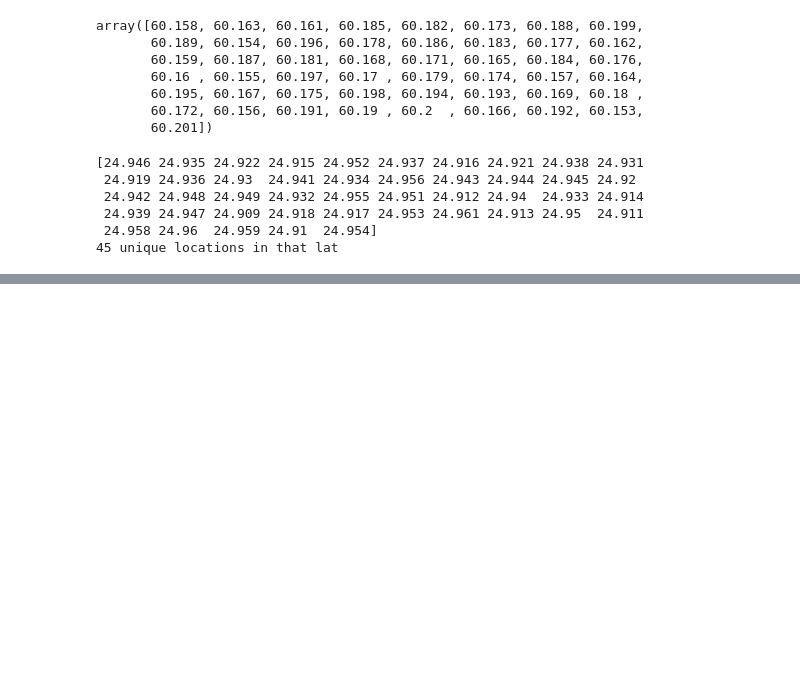
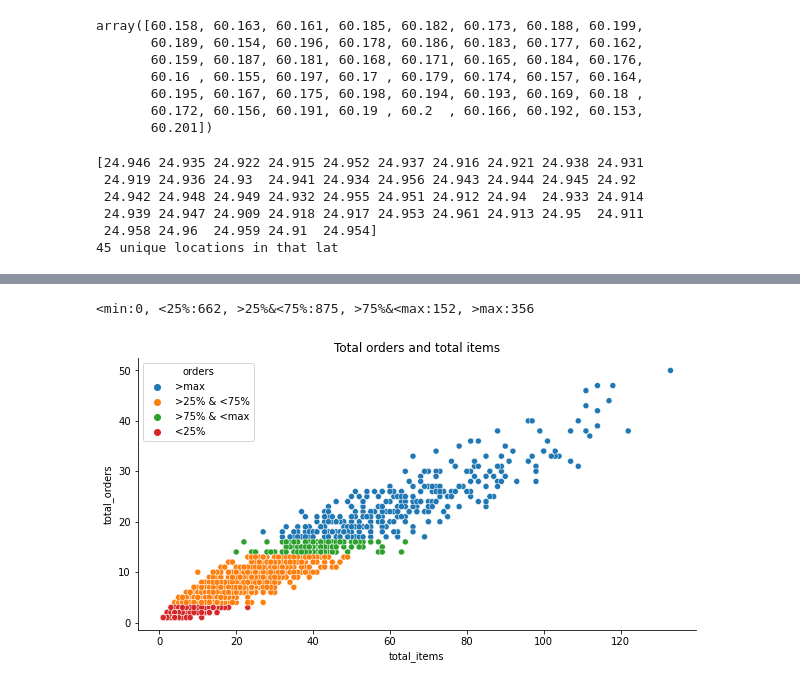
Before and after one commit to dmuiruri/woltorders, a Jupyter notebook: WoltProject.ipynb, the cells around one changed output, grey strips where cells are left out. Saved outputs shown, nothing was run; the diff lists cells and outputs as text; code cells hidden in the pictures; blank space fills up the shorter version.

```diff
--- a/WoltProject.ipynb
+++ b/WoltProject.ipynb
@@ -279,0 +282,14 @@ Name: total_orders, Length: 2045, dtype: object
+# %%
+print('<min:{}, <25%:{}, >25%&<75%:{}, >75%&<max:{}, >max:{}'.format(
+    sum(resdf['orders']=='<min'), sum(resdf['orders']=='<25%'),
+    sum(resdf['orders']=='>25% & <75%'), sum(resdf['orders']=='>75% & <max'),
+    sum(resdf['orders']=='>max')))
+
+fig, ax = plt.subplots(figsize=(10, 5))
+ax.set_title("Total orders and total items")
+ax.spines['right'].set_visible(False)
+ax.spines['top'].set_visible(False)
+_ = sns.scatterplot(data=resdf, x='total_items', y='total_orders', hue='orders', ax=ax)
+# %% [output]
+<min:0, <25%:662, >25%&<75%:875, >75%&<max:152, >max:356
+[figure, added]
```
Also changed, not shown: parts of 54 cells of this notebook, 1 other file.
